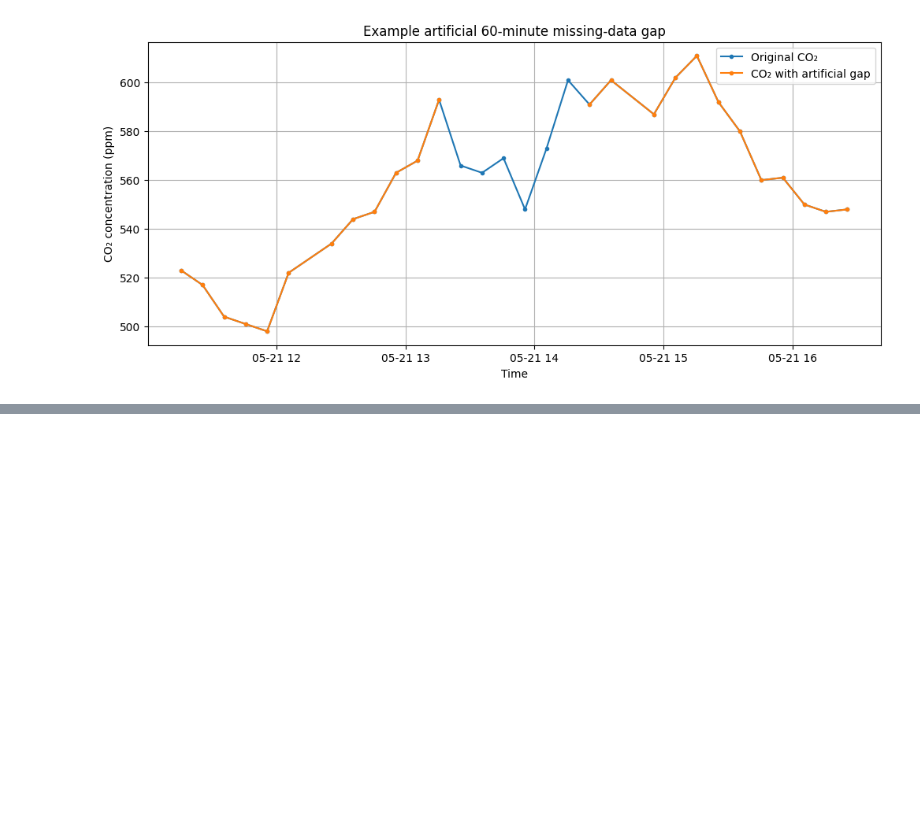
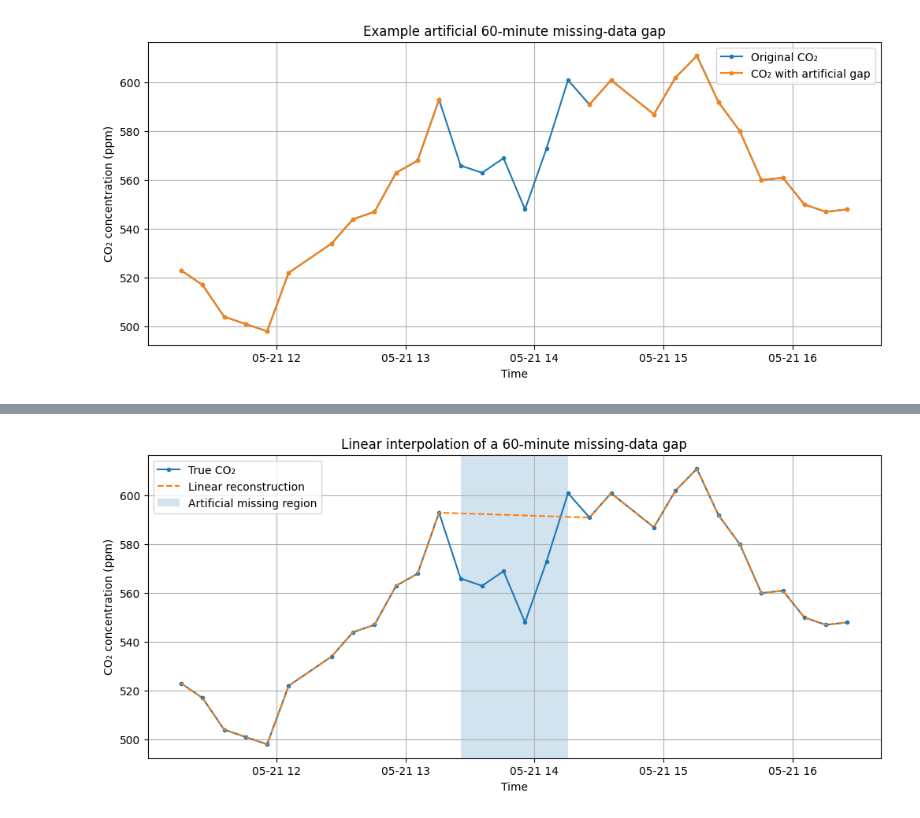
Before and after one commit to erica-teoh/MMA3001-CO2-Reconstruction, a Jupyter notebook: MMA3001_CO2_Reconstruction.ipynb, the cells around one changed output, grey strips where cells are left out. Saved outputs shown, nothing was run; the diff lists cells and outputs as text; code cells hidden in the pictures; blank space fills up the shorter version.

```diff
--- a/MMA3001_CO2_Reconstruction.ipynb
+++ b/MMA3001_CO2_Reconstruction.ipynb
@@ -591,0 +719,57 @@ plt.show()
+# %%
+trial_60 = gap_trials[
+    gap_trials["gap_minutes"] == 60
+].iloc[0]
+
+start = int(trial_60["start_position"])
+end = int(trial_60["end_position"])
+
+co2_series = pd.Series(
+    evaluation_df["Carbon dioxide"].to_numpy(),
+    index=evaluation_df["timestamp"]
+)
+
+masked_series = co2_series.copy()
+masked_series.iloc[start:end + 1] = np.nan
+
+linear_reconstruction = masked_series.interpolate(
+    method="time",
+    limit_area="inside"
+)
+
+plot_start = max(0, start - 12)
+plot_end = min(len(evaluation_df) - 1, end + 12)
+
+plt.figure(figsize=(12, 5))
+
+plt.plot(
+    co2_series.index[plot_start:plot_end + 1],
+    co2_series.iloc[plot_start:plot_end + 1],
+    label="True CO₂",
+    marker="."
+)
+
+plt.plot(
+    linear_reconstruction.index[plot_start:plot_end + 1],
+    linear_reconstruction.iloc[plot_start:plot_end + 1],
+    label="Linear reconstruction",
+    linestyle="--"
+)
+
+plt.axvspan(
+    evaluation_df.loc[start, "timestamp"],
+    evaluation_df.loc[end, "timestamp"],
+    alpha=0.2,
+    label="Artificial missing region"
+)
+
+plt.xlabel("Time")
+plt.ylabel("CO₂ concentration (ppm)")
+plt.title("Linear interpolation of a 60-minute missing-data gap")
+
+plt.legend()
+plt.grid(True)
+
+plt.show()
+# %% [output]
+[figure, added]
```
Also changed, not shown: parts of 5 cells of this notebook.
